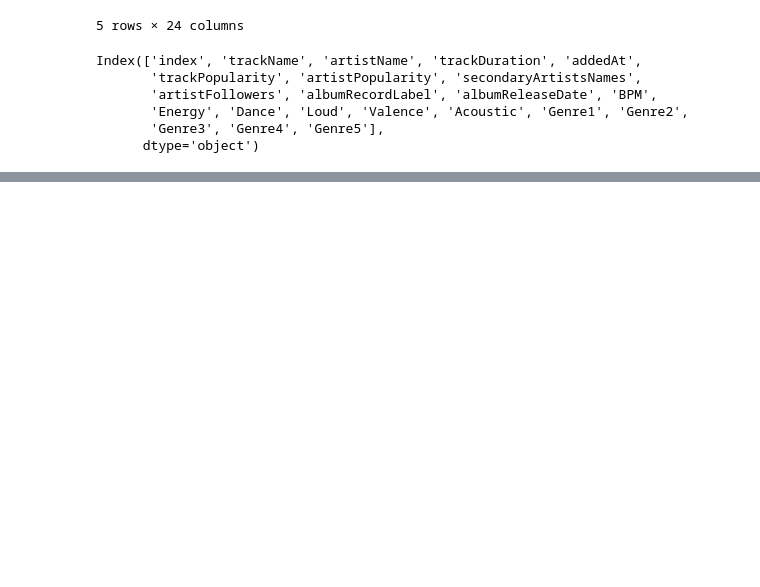
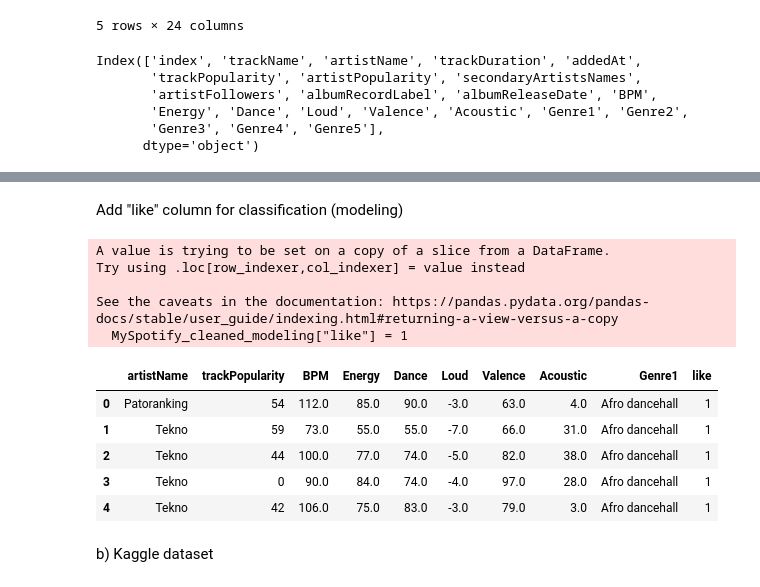
Before and after one commit to agnieszka-aga/SpotifyData_EDA_ML, a Jupyter notebook: MySpotifyData_DataPreparation.ipynb, the cells around one changed output, grey strips where cells are left out. Drawn from its saved outputs; the diff is of its cells as text; code cells hidden in the pictures; blank space fills up the shorter version.

```diff
--- a/MySpotifyData_DataPreparation.ipynb
+++ b/MySpotifyData_DataPreparation.ipynb
@@ -856,0 +735,4 @@ memory usage: 750.9+ KB
+# %%
+MySpotify_cleaned = pd.read_csv("C:/Users/Agnieszka/Downloads/Datasets/Music/AllSongsCleaned_EDA.csv")
+MySpotify_cleaned.drop(columns="Unnamed: 0", inplace=True)
+MySpotify_cleaned.head()
@@ -856,0 +758,4 @@ memory usage: 750.9+ KB
+# %%
+MySpotify_cleaned_modeling = MySpotify_cleaned[["artistName", "trackPopularity", "BPM", "Energy", "Dance", "Loud",
+                                              "Valence", "Acoustic", "Genre1"]]
+MySpotify_cleaned_modeling.head()
@@ -856,0 +769,19 @@ memory usage: 750.9+ KB
+# %% [markdown]
+Add "like" column for classification (modeling)
+# %%
+MySpotify_cleaned_modeling["like"] = 1
+MySpotify_cleaned_modeling.head()
+# %% [output]
+A value is trying to be set on a copy of a slice from a DataFrame.
+Try using .loc[row_indexer,col_indexer] = value instead
+
+See the caveats in the documentation: https://pandas.pydata.org/pandas-docs/stable/user_guide/indexing.html#returning-a-view-versus-a-copy
+  MySpotify_cleaned_modeling["like"] = 1
+|  | artistName | trackPopularity | BPM | Energy | Dance | Loud | Valence | Acoustic | Genre1 | like |
+| 0 | Patoranking | 54 | 112.0 | 85.0 | 90.0 | -3.0 | 63.0 | 4.0 | Afro dancehall | 1 |
+| 1 | Tekno | 59 | 73.0 | 55.0 | 55.0 | -7.0 | 66.0 | 31.0 | Afro dancehall | 1 |
+| 2 | Tekno | 44 | 100.0 | 77.0 | 74.0 | -5.0 | 82.0 | 38.0 | Afro dancehall | 1 |
+| 3 | Tekno | 0 | 90.0 | 84.0 | 74.0 | -4.0 | 97.0 | 28.0 | Afro dancehall | 1 |
+| 4 | Tekno | 42 | 106.0 | 75.0 | 83.0 | -3.0 | 79.0 | 3.0 | Afro dancehall | 1 |
+# %% [markdown]
+b) Kaggle dataset
```
Also changed, not shown: parts of 150 cells of this notebook, 1 other file.
